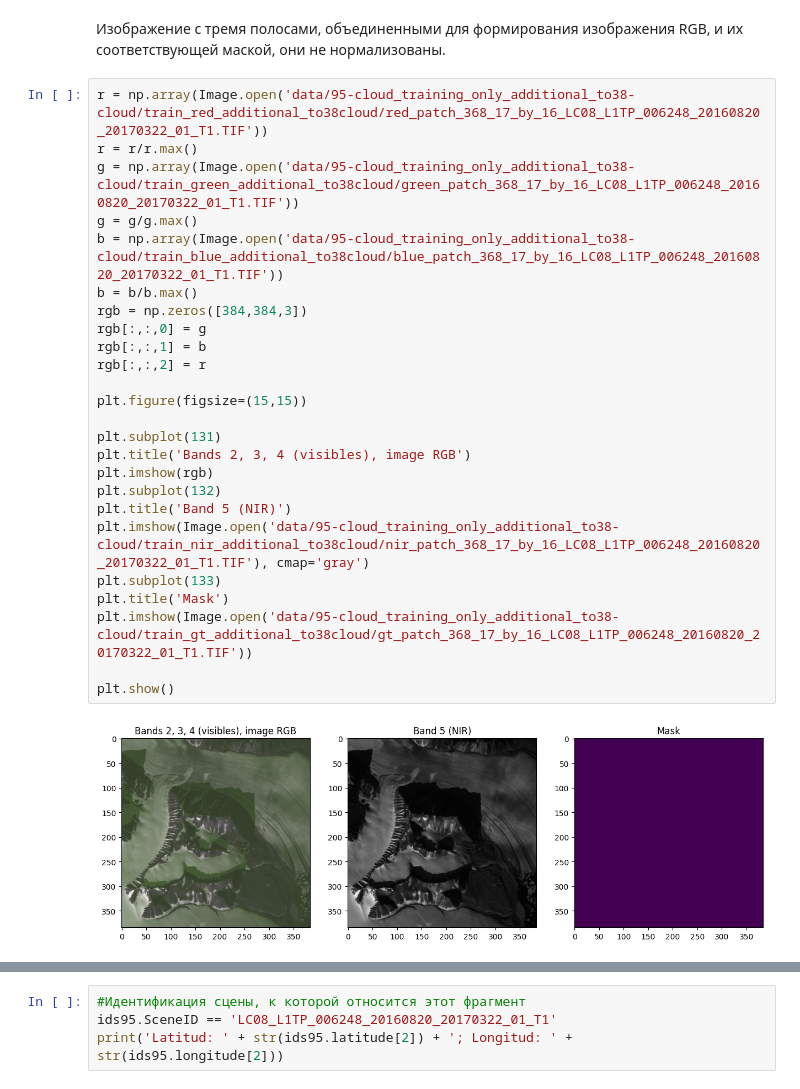
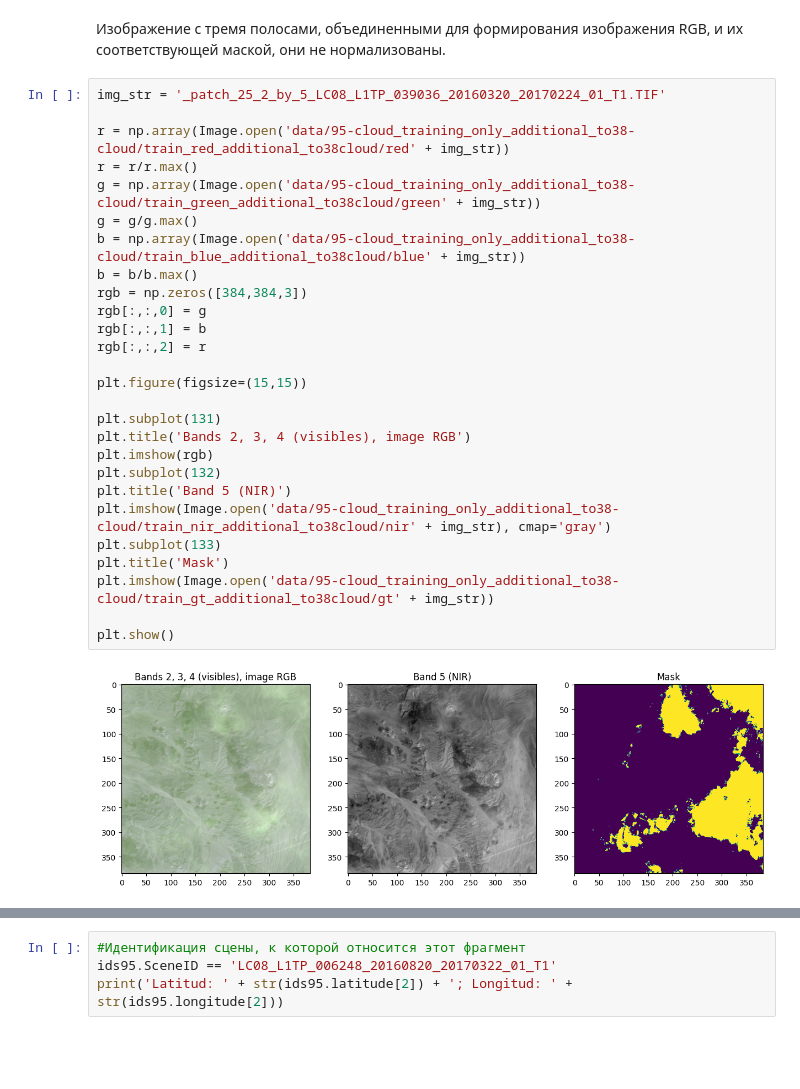
Before and after one commit to Cu-hedgehog/cloud_detection, a Jupyter notebook: data_preprocessing_analysis.ipynb, the cells around one changed output, grey strips where cells are left out. Saved outputs shown, nothing was run; the diff lists cells and outputs as text; blank space fills up the shorter version.

```diff
--- a/data_preprocessing_analysis.ipynb
+++ b/data_preprocessing_analysis.ipynb
@@ -137,29 +137,31 @@ Max = 255 ; Min = 0
 # %% [markdown]
 Изображение с тремя полосами, объединенными для формирования изображения RGB, и их соответствующей маской, они не нормализованы.
 # %%
-r = np.array(Image.open('data/95-cloud_training_only_additional_to38-cloud/train_red_additional_to38cloud/red_patch_368_17_by_16_LC08_L1TP_006248_20160820_20170322_01_T1.TIF'))
+img_str = '_patch_25_2_by_5_LC08_L1TP_039036_20160320_20170224_01_T1.TIF'
+
+r = np.array(Image.open('data/95-cloud_training_only_additional_to38-cloud/train_red_additional_to38cloud/red' + img_str))
 r = r/r.max()
-g = np.array(Image.open('data/95-cloud_training_only_additional_to38-cloud/train_green_additional_to38cloud/green_patch_368_17_by_16_LC08_L1TP_006248_20160820_20170322_01_T1.TIF'))
+g = np.array(Image.open('data/95-cloud_training_only_additional_to38-cloud/train_green_additional_to38cloud/green' + img_str))
 g = g/g.max()
-b = np.array(Image.open('data/95-cloud_training_only_additional_to38-cloud/train_blue_additional_to38cloud/blue_patch_368_17_by_16_LC08_L1TP_006248_20160820_20170322_01_T1.TIF'))
+b = np.array(Image.open('data/95-cloud_training_only_additional_to38-cloud/train_blue_additional_to38cloud/blue' + img_str))
 b = b/b.max()
 rgb = np.zeros([384,384,3])
 rgb[:,:,0] = g
 rgb[:,:,1] = b
 rgb[:,:,2] = r
 
 plt.figure(figsize=(15,15))
 
 plt.subplot(131)
 plt.title('Bands 2, 3, 4 (visibles), image RGB')
 plt.imshow(rgb)
 plt.subplot(132)
 plt.title('Band 5 (NIR)')
-plt.imshow(Image.open('data/95-cloud_training_only_additional_to38-cloud/train_nir_additional_to38cloud/nir_patch_368_17_by_16_LC08_L1TP_006248_20160820_20170322_01_T1.TIF'), cmap='gray')
+plt.imshow(Image.open('data/95-cloud_training_only_additional_to38-cloud/train_nir_additional_to38cloud/nir' + img_str), cmap='gray')
 plt.subplot(133)
 plt.title('Mask')
-plt.imshow(Image.open('data/95-cloud_training_only_additional_to38-cloud/train_gt_additional_to38cloud/gt_patch_368_17_by_16_LC08_L1TP_006248_20160820_20170322_01_T1.TIF'))
+plt.imshow(Image.open('data/95-cloud_training_only_additional_to38-cloud/train_gt_additional_to38cloud/gt' + img_str))
 
 plt.show()
 # %% [output]
-[figure, old version]
+[figure, new version]
```
Also changed, not shown: parts of 2 cells of this notebook, 24 other files.
